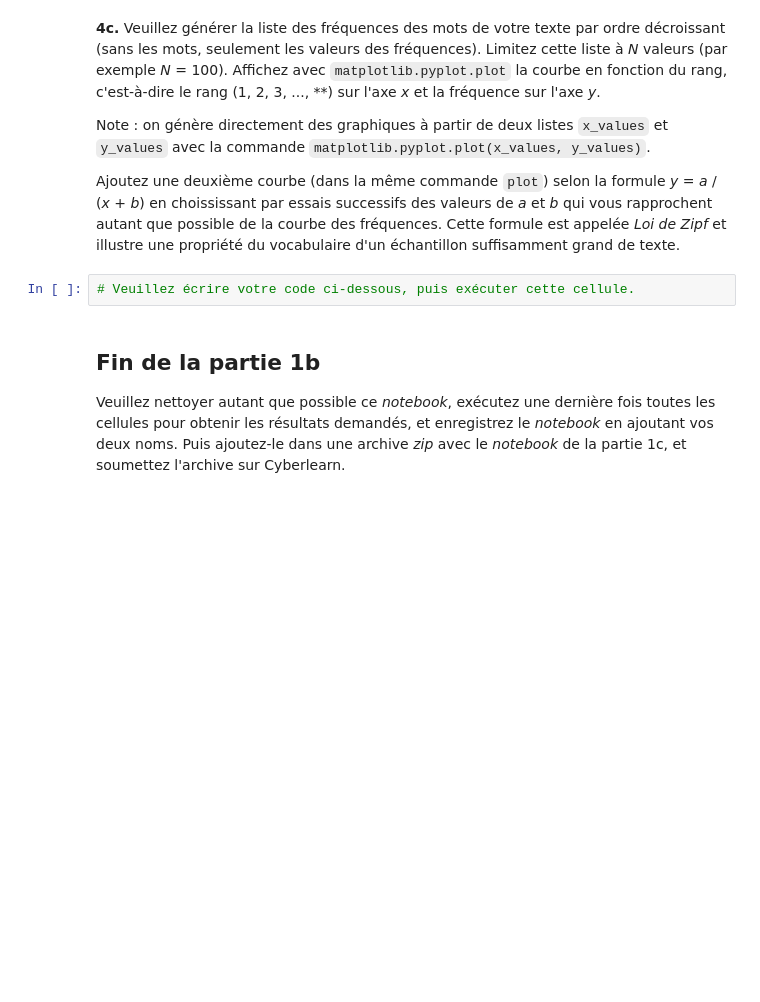
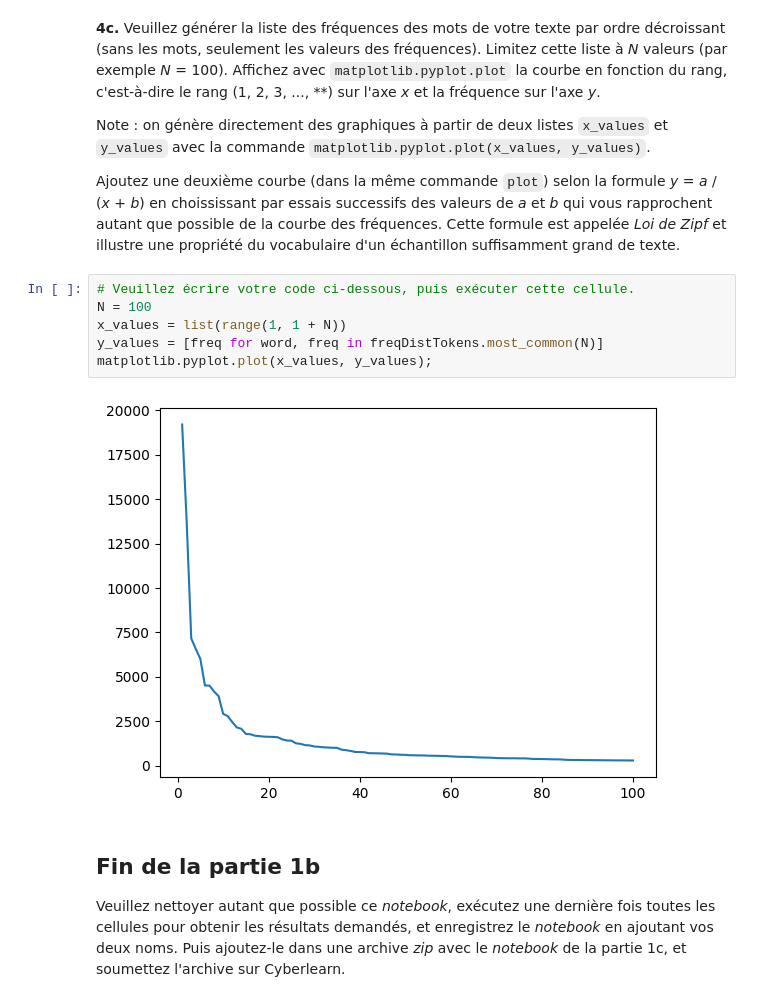
Before and after one commit to GuggisbergSimon/HEIG-TAL-Labos, a Jupyter notebook: TAL_Labo1b_student.ipynb, the cells around one changed output. Drawn from its saved outputs; the diff is of its cells as text; blank space fills up the shorter version.

```diff
--- a/TAL_Labo1b_student.ipynb
+++ b/TAL_Labo1b_student.ipynb
@@ -315,6 +345,12 @@ Note : on génère directement des graphiques à partir de deux listes `x_values
 Ajoutez une deuxième courbe (dans la même commande `plot`) selon la formule *y* = *a* / (*x* + *b*) en choississant par essais successifs des valeurs de *a* et *b* qui vous rapprochent autant que possible de la courbe des fréquences.  Cette formule est appelée *Loi de Zipf* et illustre une propriété du vocabulaire d'un échantillon suffisamment grand de texte.
 # %%
 # Veuillez écrire votre code ci-dessous, puis exécuter cette cellule.
+N = 100
+x_values = list(range(1, 1 + N))
+y_values = [freq for word, freq in freqDistTokens.most_common(N)]
+matplotlib.pyplot.plot(x_values, y_values);
+# %% [output]
+[figure, added]
 # %% [markdown]
 ## Fin de la partie 1b
 Veuillez nettoyer autant que possible ce _notebook_, exécutez une dernière fois toutes les cellules pour obtenir les résultats demandés, et enregistrez le _notebook_ en ajoutant vos deux noms.  Puis ajoutez-le dans une archive _zip_ avec le _notebook_ de la partie 1c, et soumettez l'archive sur Cyberlearn.
```
Also changed, not shown: parts of 6 cells of this notebook.
